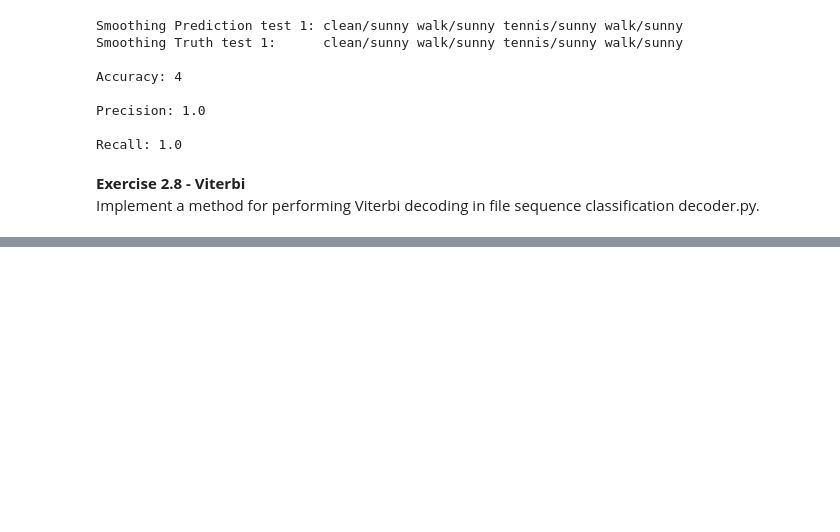
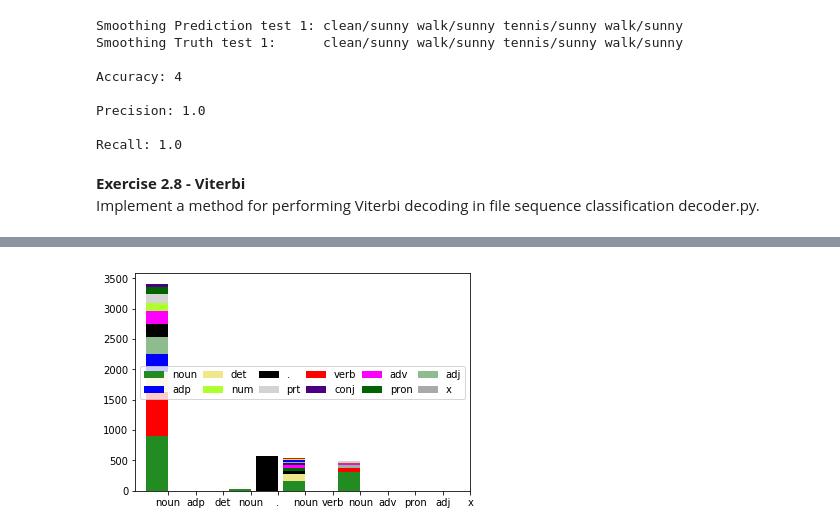
Before and after one commit to RitaRamo/lxmls_notebooks, a Jupyter notebook: Day 2.ipynb, the cells around one changed output, grey strips where cells are left out. Drawn from its saved outputs; the diff is of its cells as text; code cells hidden in the pictures; blank space fills up the shorter version.

```diff
--- a/Day 2.ipynb
+++ b/Day 2.ipynb
@@ -356,0 +536,6 @@ Viterbi decoding Prediction test 1 with smoothing: clean/sunny walk/sunny tennis
+# %%
+hmm.train_EM(train_seq, 0.1, 20, evaluate=True)
+viterbi_pred_test = hmm.viterbi_decode_corpus(test_seq)
+posterior_pred_test = hmm.posterior_decode_corpus(test_seq)
+eval_viterbi_test = hmm.evaluate_corpus(test_seq, viterbi_pred_test)
+eval_posterior_test = hmm.evaluate_corpus(test_seq, posterior_pred_test)
@@ -356,0 +560,5 @@ Viterbi decoding Prediction test 1 with smoothing: clean/sunny walk/sunny tennis
+# %%
+confusion_matrix = cm.build_confusion_matrix(test_seq.seq_list, viterbi_pred_test, len(corpus.tag_dict), hmm.get_num_states())
+cm.plot_confusion_bar_graph(confusion_matrix, corpus.tag_dict, xrange(hmm.get_num_states()), 'Confusion matrix')
+# %% [output]
+[figure, added]
```
Also changed, not shown: parts of 26 cells of this notebook.
